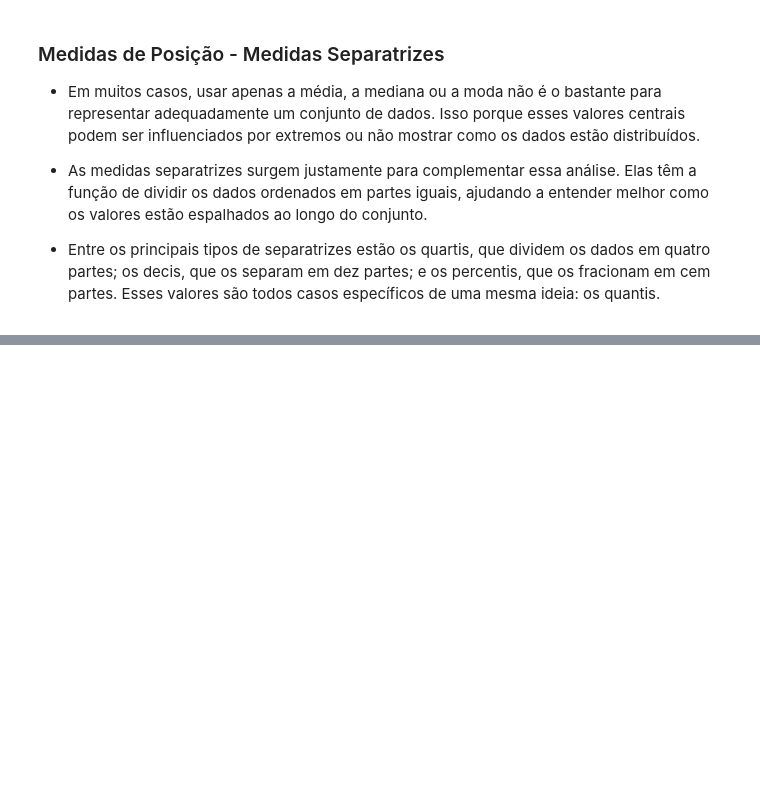
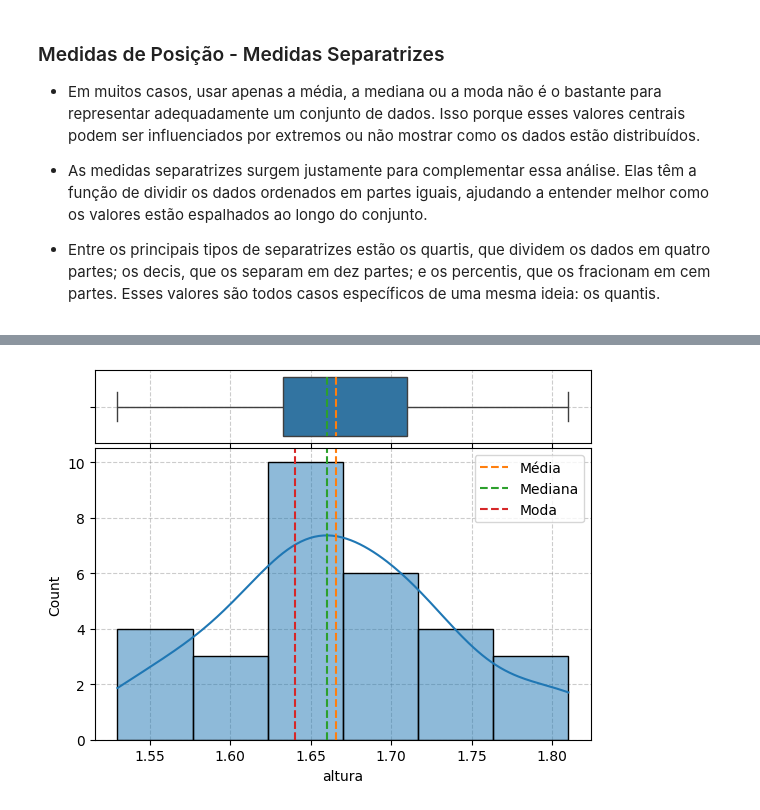
Before and after one commit to FelipeOrlandoLanzara/Data-Science, a Jupyter notebook: 3. Estatística/3.1. Estatística Descritiva/estatisitca_descritiva.ipynb, the cells around one changed output, grey strips where cells are left out. Saved outputs shown, nothing was run; the diff lists cells and outputs as text; code cells hidden in the pictures; blank space fills up the shorter version.

Commit message:
boxplot

```diff
--- a/3. Estatística/3.1. Estatística Descritiva/estatisitca_descritiva.ipynb
+++ b/3. Estatística/3.1. Estatística Descritiva/estatisitca_descritiva.ipynb
@@ -290,0 +303,12 @@ np.float64(1.66)
+# %%
+df = df['altura'].sort_values().reset_index(drop=True).to_frame()
+
+df["quartis_"] = pd.qcut(df["altura"], q=4, precision=2)
+
+df["quartis"] = pd.qcut(
+    df["altura"],
+    q=4,
+    labels=["0-25%", "25-50%", "50-75%", "75-100%"]
+)
+
+df
@@ -308,0 +451,36 @@ np.float64(1.66)
+# %%
+fig, (ax1, ax2) = plt.subplots(
+    nrows=2,
+    ncols=1,
+    sharex=True,
+    gridspec_kw={
+        "height_ratios": (0.2, 0.8),
+        "hspace": 0.03
+    }
+)
+
+sns.boxplot(
+    data=df,
+    x="altura",
+    showmeans=True,
+    meanline=True,
+    meanprops={"color": "C1", "linewidth": 1.5, "linestyle": "--"},
+    medianprops={"color": "C2", "linewidth": 1.5, "linestyle": "--"},
+    ax=ax1,
+)
+
+sns.histplot(data=df, x="altura", kde=True, bins="sturges", ax=ax2)
+
+for ax in (ax1, ax2):
+    ax.grid(True, linestyle="--", color="gray", alpha=0.4)
+    ax.set_axisbelow(True)
+
+ax2.axvline(df["altura"].mean(), color="C1", linestyle="--", label="Média")
+ax2.axvline(df["altura"].median(), color="C2", linestyle="--", label="Mediana")
+ax2.axvline(df["altura"].mode()[0], color="C3", linestyle="--", label="Moda")
+
+ax2.legend()
+
+plt.show()
+# %% [output]
+[figure, added]
```
Also changed, not shown: parts of 10 cells of this notebook, 2 other files.
